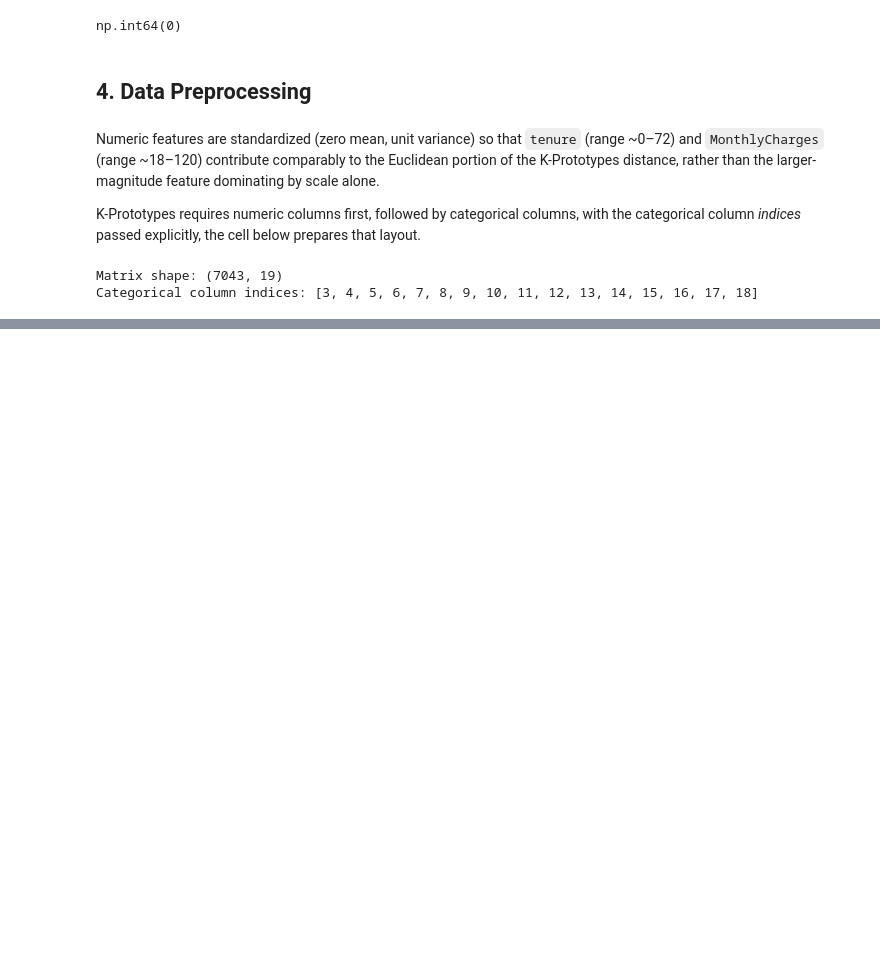
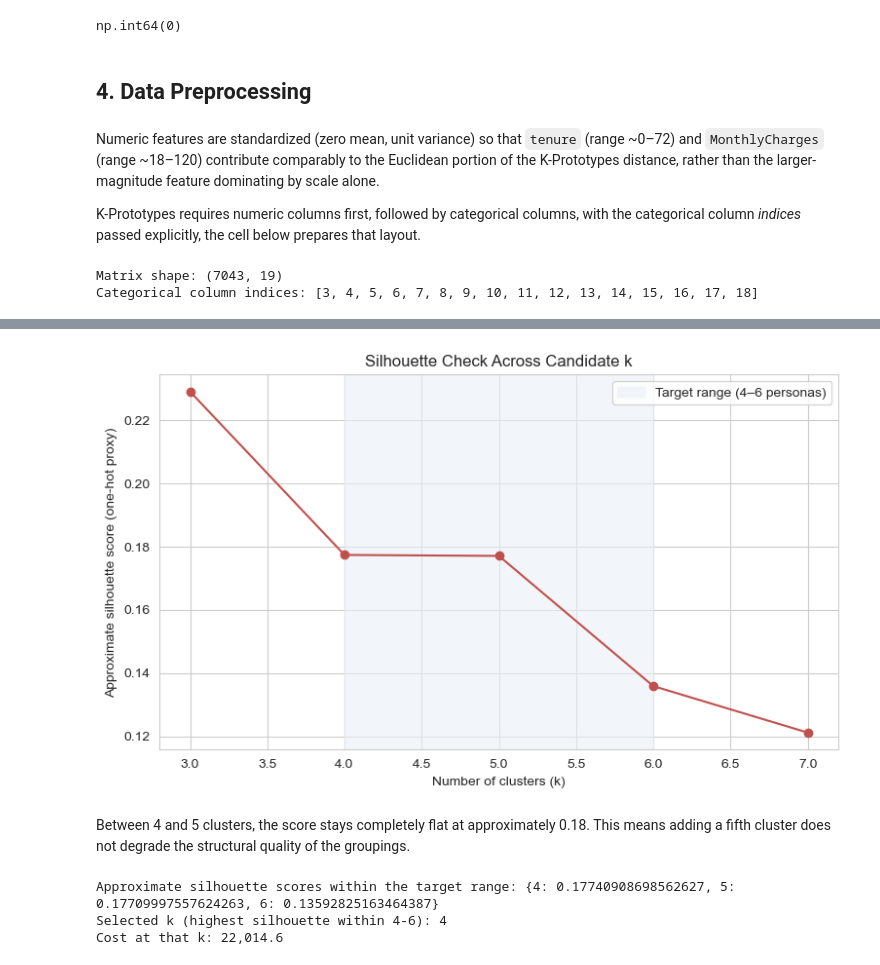
Before and after one commit to danielowuor/Customer-Retention-Intelligence-System, a Jupyter notebook: notebooks/02_segmentation.ipynb, the cells around one changed output, grey strips where cells are left out. Cells and saved outputs as stored; diff of their text form; code cells hidden in the pictures; blank space fills up the shorter version.

```diff
--- a/notebooks/02_segmentation.ipynb
+++ b/notebooks/02_segmentation.ipynb
@@ -109,0 +171,25 @@ Categorical column indices: [3, 4, 5, 6, 7, 8, 9, 10, 11, 12, 13, 14, 15, 16, 17
+# %%
+fig, ax = plt.subplots()
+ax.plot(list(sil_scores.keys()), list(sil_scores.values()), marker="o", color="#C0504D")
+ax.set_xlabel("Number of clusters (k)")
+ax.set_ylabel("Approximate silhouette score (one-hot proxy)")
+ax.set_title("Silhouette Check Across Candidate k")
+ax.axvspan(4, 6, color= "#EAF1F8", alpha=0.6, label="Target range (4–6 personas)")
+ax.legend()
+plt.show()
+# %% [output]
+[figure, added]
+# %% [markdown]
+ Between 4 and 5 clusters, the score stays completely flat at approximately 0.18. This means adding a fifth cluster does not degrade the structural quality of the groupings.
+# %%
+target_range = [4, 5, 6]
+sil_scores_in_range = {k: v for k, v in sil_scores.items() if k in target_range}
+
+best_k = max(sil_scores_in_range, key=sil_scores_in_range.get)
+print(f"Approximate silhouette scores within the target range: {sil_scores_in_range}")
+print(f"Selected k (highest silhouette within 4-6): {best_k}")
+print(f"Cost at that k: {dict(zip(candidate_ks, costs))[best_k]:,.1f}")
+# %% [output]
+Approximate silhouette scores within the target range: {4: 0.17740908698562627, 5: 0.17709997557624263, 6: 0.13592825163464387}
+Selected k (highest silhouette within 4-6): 4
+Cost at that k: 22,014.6
```
Also changed, not shown: parts of 5 cells of this notebook.
